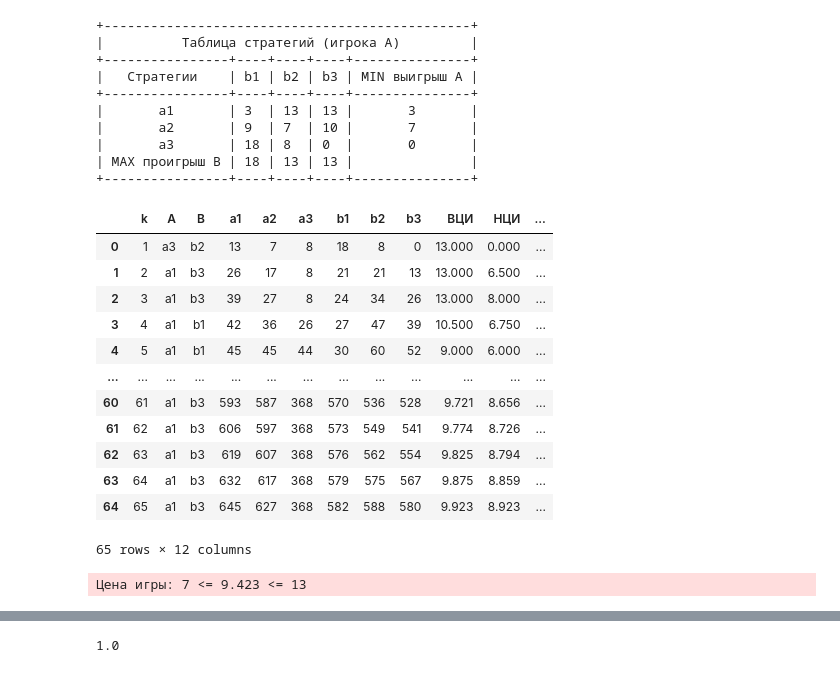
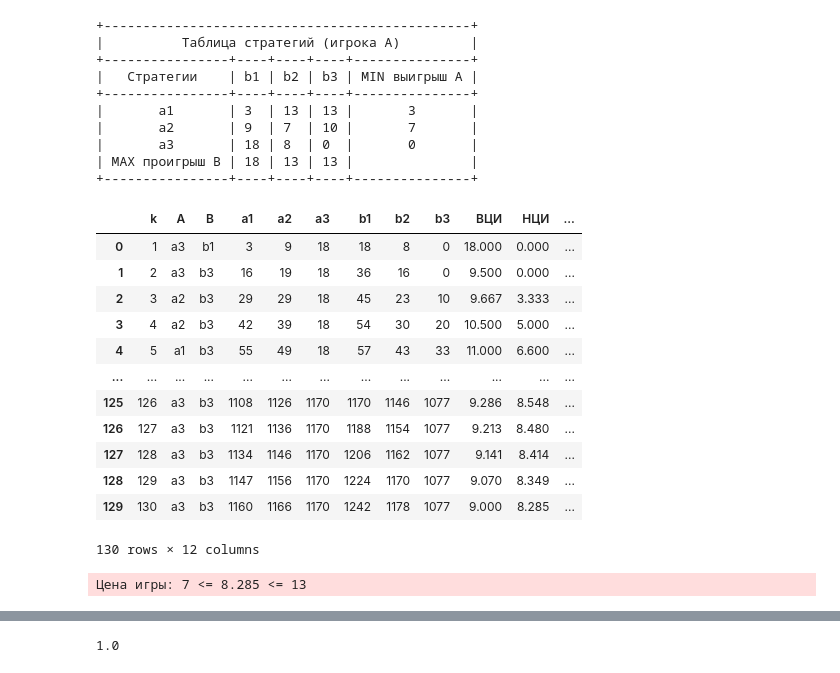
Before and after one commit to aaaaaaaalesha/10-game_theory, a Jupyter notebook: game_theory/01-lab-brown_robinson/brown-robinson.ipynb, the cells around one changed output, grey strips where cells are left out. Saved outputs shown, nothing was run; the diff lists cells and outputs as text; code cells hidden in the pictures.

```diff
--- a/game_theory/01-lab-brown_robinson/brown-robinson.ipynb
+++ b/game_theory/01-lab-brown_robinson/brown-robinson.ipynb
@@ -221,23 +223,23 @@ reduced_game
 | MAX проигрыш B | 18 | 13 | 13 |               |
 +----------------+----+----+----+---------------+
 # %%
-brown_robinson = BrownRobinson(game_matrix=reduced_game)
+brown_robinson = BrownRobinson(game_matrix=reduced_game, accuracy=0.1)
 df = brown_robinson.solve(out=Path("iterations_table.csv"))
 df
 # %% [output]
 |  | k | A | B | a1 | a2 | a3 | b1 | b2 | b3 | ВЦИ | НЦИ | ... |
-| 0 | 1 | a3 | b2 | 13 | 7 | 8 | 18 | 8 | 0 | 13.000 | 0.000 | ... |
-| 1 | 2 | a1 | b3 | 26 | 17 | 8 | 21 | 21 | 13 | 13.000 | 6.500 | ... |
-| 2 | 3 | a1 | b3 | 39 | 27 | 8 | 24 | 34 | 26 | 13.000 | 8.000 | ... |
-| 3 | 4 | a1 | b1 | 42 | 36 | 26 | 27 | 47 | 39 | 10.500 | 6.750 | ... |
-| 4 | 5 | a1 | b1 | 45 | 45 | 44 | 30 | 60 | 52 | 9.000 | 6.000 | ... |
+| 0 | 1 | a3 | b1 | 3 | 9 | 18 | 18 | 8 | 0 | 18.000 | 0.000 | ... |
+| 1 | 2 | a3 | b3 | 16 | 19 | 18 | 36 | 16 | 0 | 9.500 | 0.000 | ... |
+| 2 | 3 | a2 | b3 | 29 | 29 | 18 | 45 | 23 | 10 | 9.667 | 3.333 | ... |
+| 3 | 4 | a2 | b3 | 42 | 39 | 18 | 54 | 30 | 20 | 10.500 | 5.000 | ... |
+| 4 | 5 | a1 | b3 | 55 | 49 | 18 | 57 | 43 | 33 | 11.000 | 6.600 | ... |
 | ... | ... | ... | ... | ... | ... | ... | ... | ... | ... | ... | ... | ... |
-| 60 | 61 | a1 | b3 | 593 | 587 | 368 | 570 | 536 | 528 | 9.721 | 8.656 | ... |
-| 61 | 62 | a1 | b3 | 606 | 597 | 368 | 573 | 549 | 541 | 9.774 | 8.726 | ... |
-| 62 | 63 | a1 | b3 | 619 | 607 | 368 | 576 | 562 | 554 | 9.825 | 8.794 | ... |
-| 63 | 64 | a1 | b3 | 632 | 617 | 368 | 579 | 575 | 567 | 9.875 | 8.859 | ... |
-| 64 | 65 | a1 | b3 | 645 | 627 | 368 | 582 | 588 | 580 | 9.923 | 8.923 | ... |
+| 125 | 126 | a3 | b3 | 1108 | 1126 | 1170 | 1170 | 1146 | 1077 | 9.286 | 8.548 | ... |
+| 126 | 127 | a3 | b3 | 1121 | 1136 | 1170 | 1188 | 1154 | 1077 | 9.213 | 8.480 | ... |
+| 127 | 128 | a3 | b3 | 1134 | 1146 | 1170 | 1206 | 1162 | 1077 | 9.141 | 8.414 | ... |
+| 128 | 129 | a3 | b3 | 1147 | 1156 | 1170 | 1224 | 1170 | 1077 | 9.070 | 8.349 | ... |
+| 129 | 130 | a3 | b3 | 1160 | 1166 | 1170 | 1242 | 1178 | 1077 | 9.000 | 8.285 | ... |
-65 rows × 12 columns
+130 rows × 12 columns
 # %%
 # Приближенная цена игры игроков.
 game_price_value = brown_robinson.game_price_estimation
@@ -253,7 +255,7 @@ assert check_resulted_game_price(
     game_price_value=game_price_value,
 )
 # %% [output]
-Цена игры: 7 <= 9.423 <= 13
+Цена игры: 7 <= 8.285 <= 13
 # %%
 mixed_strategies = get_resulted_mixed_strategies(
     player_labels=game_matrix.player_a_strategy_labels,
```
Also changed, not shown: parts of 7 cells of this notebook, 2 other files.
